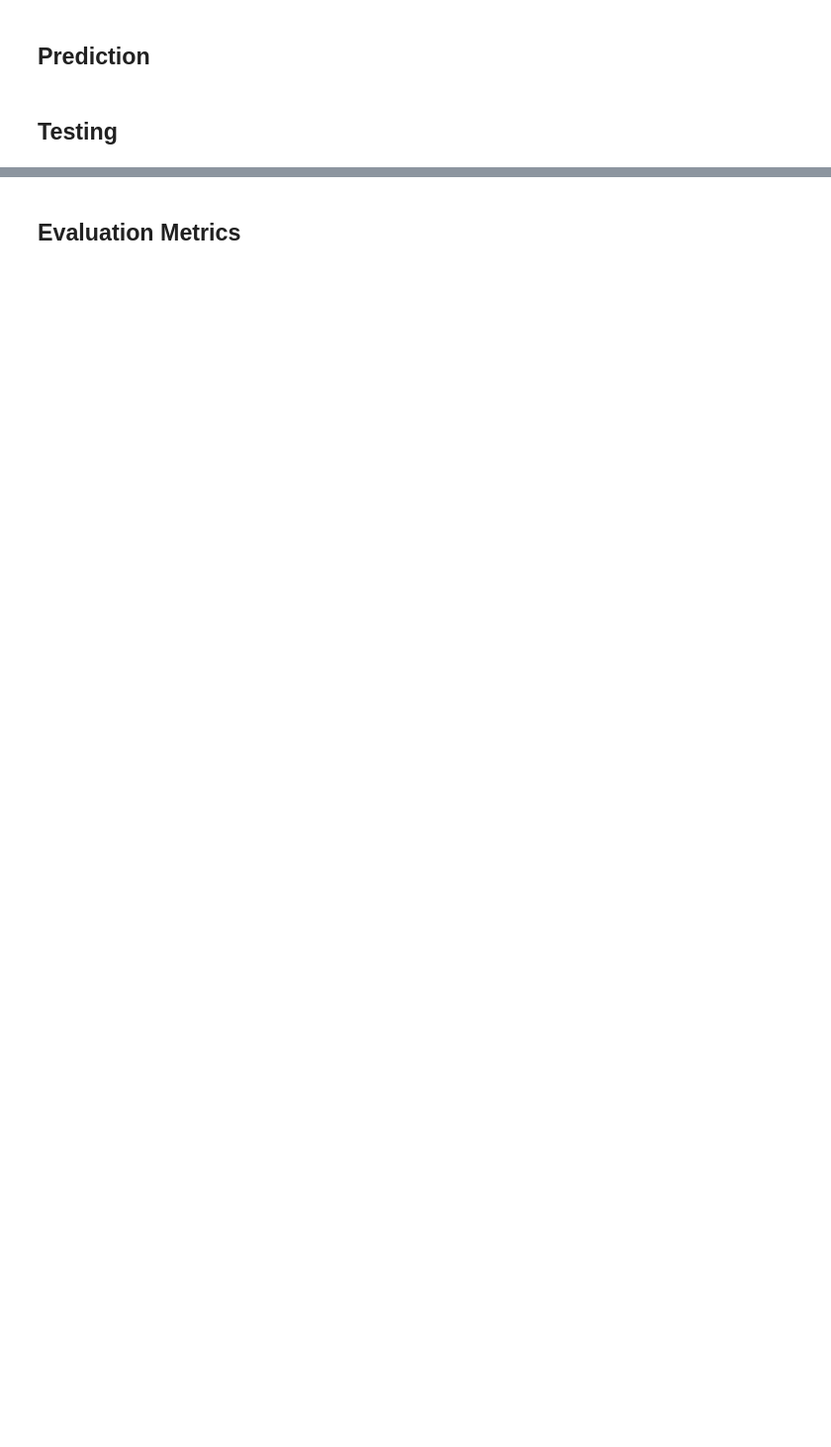
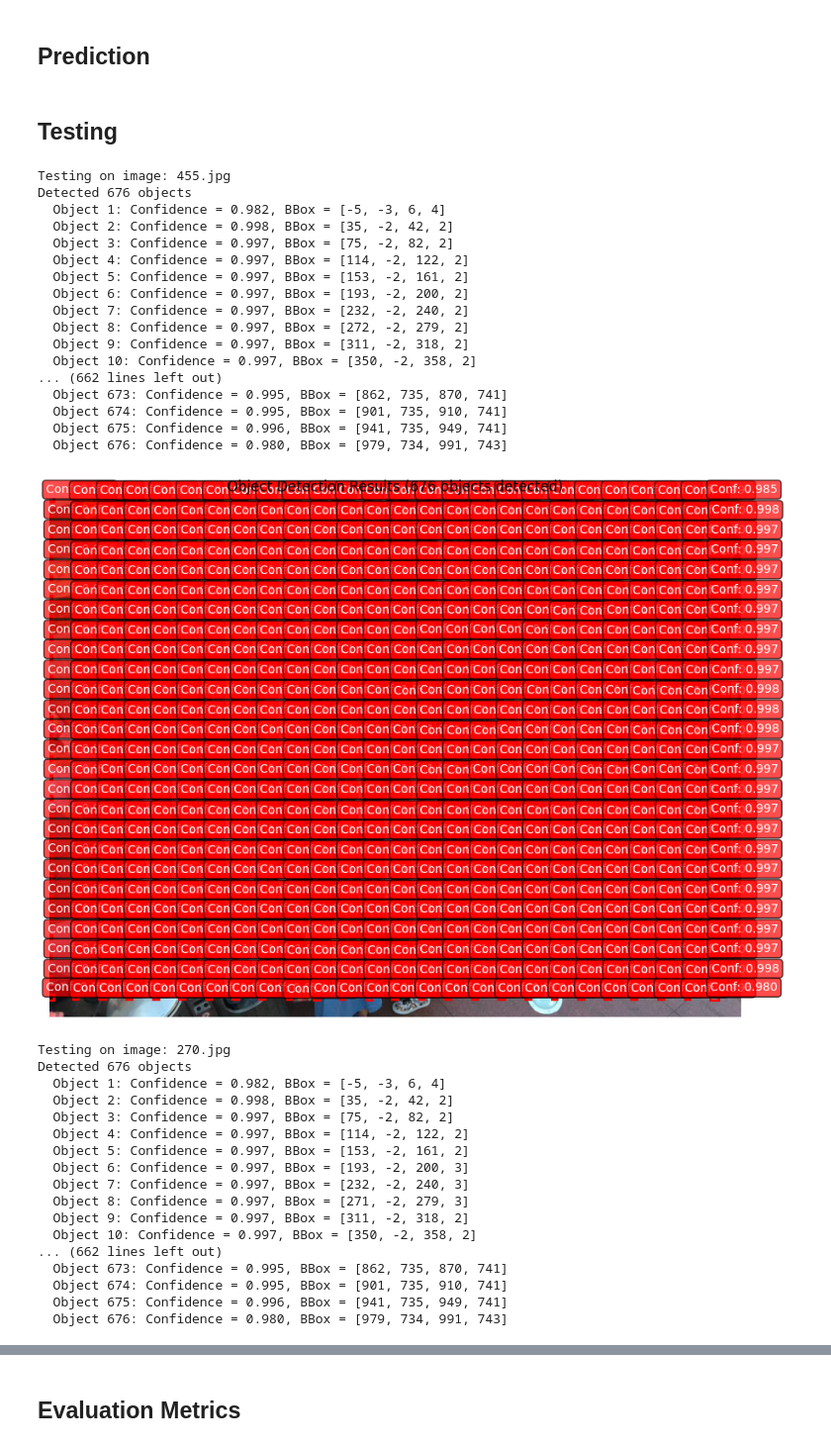
Before and after one commit to Cognivio/Hology-8-2025-Data-Mining, a Jupyter notebook: notebooks/training.ipynb, the cells around one changed output, grey strips where cells are left out. Shown at 99% size. Drawn from its saved outputs; the diff is of its cells as text; code cells hidden in the pictures; blank space fills up the shorter version.

```diff
--- a/notebooks/training.ipynb
+++ b/notebooks/training.ipynb
@@ -84,14 +151,14 @@ class ObjectDetectionDataset(Dataset):
 
 # Load dataset
 train_dataset = ObjectDetectionDataset(
-    image_dir='../data/penyisihan-hology-8-0-2025-data-mining/train/images',
-    label_dir='../data/penyisihan-hology-8-0-2025-data-mining/train/labels',
+    image_dir='/content/dataset/train/images',
+    label_dir='/content/dataset/train/labels',
     img_size=416
 )
 
 test_dataset = ObjectDetectionDataset(
-    image_dir='../data/penyisihan-hology-8-0-2025-data-mining/test/images',
-    label_dir='../data/penyisihan-hology-8-0-2025-data-mining/test/labels',
+    image_dir='/content/dataset/test/images',
+    label_dir='/content/dataset/test/labels',
     img_size=416
 )
 
@@ -383,26 +450,62 @@ def visualize_predictions(image_path, detections, save_path=None):
 # %%
 # Test the model on sample images
 model.eval()
 
 # Get a sample test image
-test_image_dir = 'penyisihan-hology-8-0-2025-data-mining/test/images'
+test_image_dir = '/content/dataset/test/images'
 sample_images = [f for f in os.listdir(test_image_dir) if f.endswith(('.jpg', '.png', '.jpeg'))]
 
 if sample_images:
     # Test on first few images
     for i, img_name in enumerate(sample_images[:3]):
         img_path = os.path.join(test_image_dir, img_name)
         print(f"\nTesting on image: {img_name}")
 
         # Predict objects
         detections = predict_objects(model, img_path, conf_threshold=0.3)
         print(f"Detected {len(detections)} objects")
 
         for j, det in enumerate(detections):
             print(f"  Object {j+1}: Confidence = {det['confidence']:.3f}, "
                   f"BBox = {det['bbox']}")
 
         # Visualize results
         visualize_predictions(img_path, detections)
 else:
     print("No test images found!")
+# %% [output]
+Testing on image: 455.jpg
+Detected 676 objects
+  Object 1: Confidence = 0.982, BBox = [-5, -3, 6, 4]
+  Object 2: Confidence = 0.998, BBox = [35, -2, 42, 2]
+  Object 3: Confidence = 0.997, BBox = [75, -2, 82, 2]
+  Object 4: Confidence = 0.997, BBox = [114, -2, 122, 2]
+  Object 5: Confidence = 0.997, BBox = [153, -2, 161, 2]
+  Object 6: Confidence = 0.997, BBox = [193, -2, 200, 2]
+  Object 7: Confidence = 0.997, BBox = [232, -2, 240, 2]
+  Object 8: Confidence = 0.997, BBox = [272, -2, 279, 2]
+  Object 9: Confidence = 0.997, BBox = [311, -2, 318, 2]
+  Object 10: Confidence = 0.997, BBox = [350, -2, 358, 2]
+... (662 lines left out)
+  Object 673: Confidence = 0.995, BBox = [862, 735, 870, 741]
+  Object 674: Confidence = 0.995, BBox = [901, 735, 910, 741]
+  Object 675: Confidence = 0.996, BBox = [941, 735, 949, 741]
+  Object 676: Confidence = 0.980, BBox = [979, 734, 991, 743]
+[figure, added]
+Testing on image: 270.jpg
+Detected 676 objects
+  Object 1: Confidence = 0.982, BBox = [-5, -3, 6, 4]
+  Object 2: Confidence = 0.998, BBox = [35, -2, 42, 2]
+  Object 3: Confidence = 0.997, BBox = [75, -2, 82, 2]
+  Object 4: Confidence = 0.997, BBox = [114, -2, 122, 2]
+  Object 5: Confidence = 0.997, BBox = [153, -2, 161, 2]
+  Object 6: Confidence = 0.997, BBox = [193, -2, 200, 3]
+  Object 7: Confidence = 0.997, BBox = [232, -2, 240, 3]
+  Object 8: Confidence = 0.997, BBox = [271, -2, 279, 3]
+  Object 9: Confidence = 0.997, BBox = [311, -2, 318, 2]
+  Object 10: Confidence = 0.997, BBox = [350, -2, 358, 2]
+... (662 lines left out)
+  Object 673: Confidence = 0.995, BBox = [862, 735, 870, 741]
+  Object 674: Confidence = 0.995, BBox = [901, 735, 910, 741]
+  Object 675: Confidence = 0.996, BBox = [941, 735, 949, 741]
+  Object 676: Confidence = 0.980, BBox = [979, 734, 991, 743]
```
Also changed, not shown: parts of 14 cells of this notebook.
